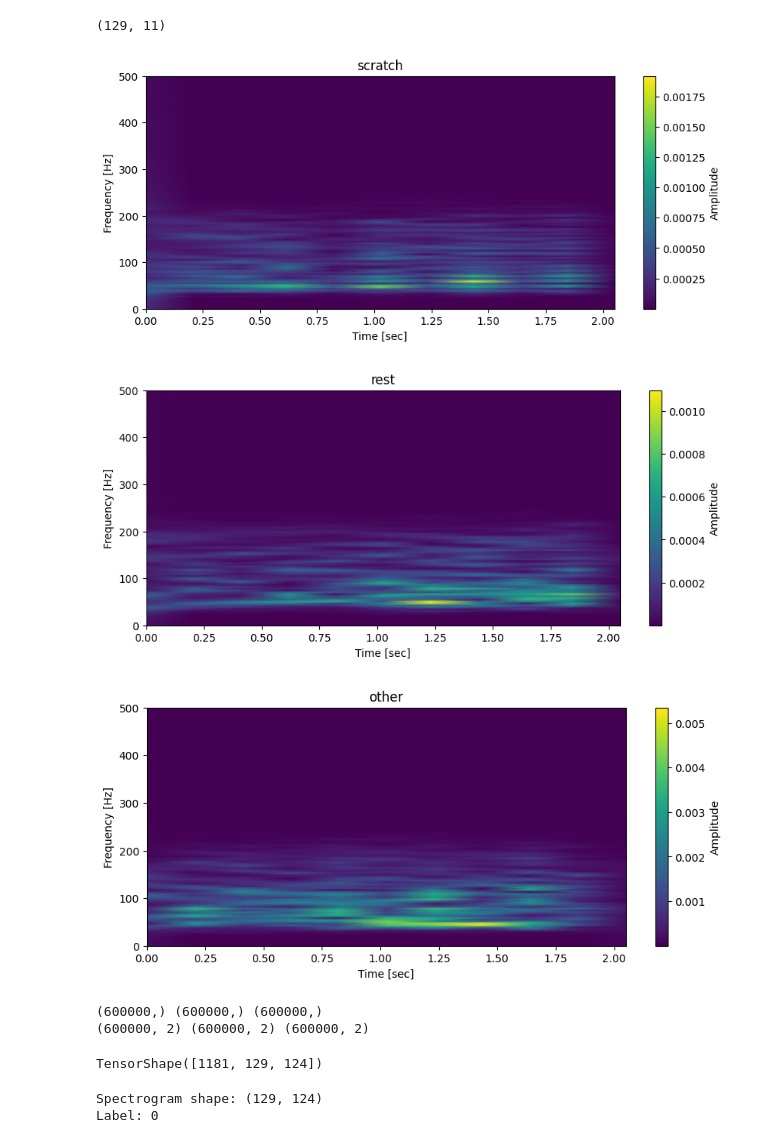
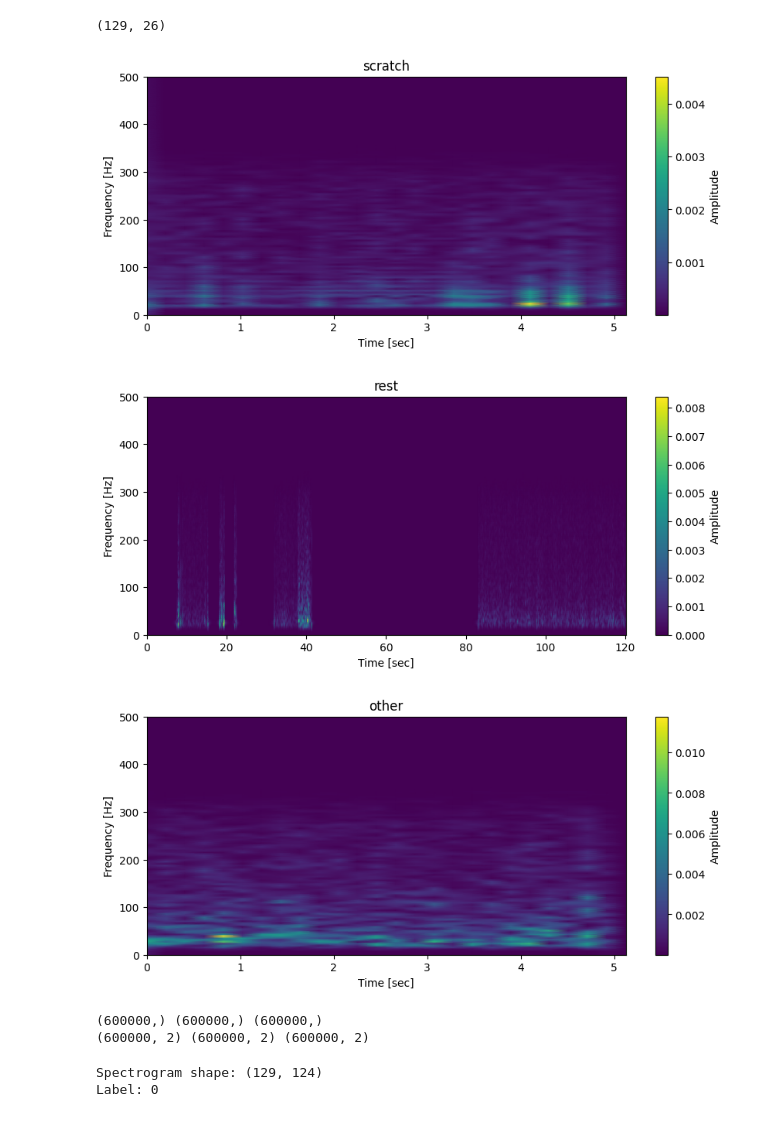
Before and after one commit to Aryanaut/ecz-ware, a Jupyter notebook: training/myoware_testing.ipynb, the cells around one changed output. Saved outputs shown, nothing was run; the diff lists cells and outputs as text; code cells hidden in the pictures.

```diff
--- a/training/myoware_testing.ipynb
+++ b/training/myoware_testing.ipynb
@@ -16,27 +16,3 @@ import seaborn as sns
 
 from scipy import signal
 from scipy.signal import butter, filtfilt, iirnotch, periodogram
-# %%
-
-cratch_np = np.load('scratch.npy', allow_pickle=True)
-rest_np = np.load('rest.npy', allow_pickle=True)
-other_np = np.load('other.npy', allow_pickle=True)
-
-vishal_scratch = (np.load('vishal_scratch_1.npy', allow_pickle=True))
-vishal_rest = (np.load('vishal_rest_1.npy', allow_pickle=True))
-vishal_other = (np.load('vishal_other_1.npy', allow_pickle=True))
-sid_scratch = (np.load('sid_scratch_1.npy', allow_pickle=True))
-sid_rest = (np.load('sid_rest_1.npy', allow_pickle=True))
-sid_other = (np.load('sid_fist_1.npy', allow_pickle=True))
-ariel_scratch = (np.load('ariel_scratch_1.npy', allow_pickle=True))
-ariel_rest = (np.load('ariel_rest_1.npy', allow_pickle=True))
-ariel_other = (np.load('ariel_other_1.npy', allow_pickle=True))
-raina_scratch = (np.load('raina_scratch_1.npy', allow_pickle=True))
-raina_rest = (np.load('raina_rest_1.npy', allow_pickle=True))
-raina_other = (np.load('raina_other_1.npy', allow_pickle=True))
-aryan_scratch = (np.load('aryan_scratch_1.npy', allow_pickle=True))
-aryan_rest = (np.load('aryan_rest_1.npy', allow_pickle=True))
-# print(aryan_rest.shape)
-aryan_other = (np.load('aryan_other_1.npy', allow_pickle=True))
-
-print(vishal_other.shape, sid_other.shape, ariel_other.shape, raina_other.shape, aryan_other.shape)
@@ -48,7 +22,7 @@ def normalize(data):
     data = (data - data.min()) / (data.max() - data.min())
     return data
 
-def bandpass_filter(data, lowcut=40.0, highcut=200.0, fs=1000.0, order=4):
+def bandpass_filter(data, lowcut=20.0, highcut=200.0, fs=1000.0, order=4):
     nyq = 0.5 * fs
     b, a = butter(order, [lowcut/nyq, highcut/nyq], btype='band')
     return filtfilt(b, a, data)
@@ -65,13 +39,13 @@ def adaptive_notch_filter(data, fs=1000.0, quality=30):
     return filtfilt(b, a, data)
 
 def cleanup(data):
-    data = normalize(data)
+    # data = normalize(data)
     data = bandpass_filter(data)
     # data = adaptive_notch_filter(data)
     return data
 
 def stft(x, sampling_rate=1000):
-    f, t, spec = signal.stft(x.numpy(), fs=sampling_rate, nperseg=255, noverlap = 50, nfft=256, boundary='zeros')
+    f, t, spec = signal.stft(x.numpy(), fs=sampling_rate, nperseg=255, noverlap = 128, nfft=256, boundary='zeros')
     return tf.convert_to_tensor(np.abs(spec))
 
 def stft_full(x, sampling_rate=1000, useNp=False): # for visualization
@@ -79,7 +53,7 @@ def stft_full(x, sampling_rate=1000, useNp=False): # for visualization
         X = x.numpy()
     else:
         X = x
-    f, t, spec = signal.stft(X, fs=sampling_rate, nperseg=255, noverlap = 50, nfft=256, boundary='zeros')
+    f, t, spec = signal.stft(X, fs=sampling_rate, nperseg=255, noverlap = 128, nfft=256, boundary='zeros')
     return f, t, tf.convert_to_tensor(np.abs(spec))
 
 def get_spectrogram(data: np.ndarray):
@@ -115,9 +170,9 @@ vishal_other = cleanup(vishal_other)
 
 """
 
-aryan_scratch_c = cleanup(aryan_scratch)[-2000:]
-aryan_rest_c = cleanup(aryan_rest)[-2000:]
-aryan_other_c = cleanup(aryan_other)[-2000:]
+aryan_scratch_c = cleanup(aryan_scratch)[-5000:]
+aryan_rest_c = cleanup(aryan_rest)
+aryan_other_c = cleanup(aryan_other)[-5000:]
 
 f1, t1, spec_scratch = stft_full(aryan_scratch_c, sampling_rate=1000, useNp=True)
 f2, t2, spec_rest = stft_full(aryan_rest_c, sampling_rate=1000, useNp=True)
@@ -125,37 +180,37 @@ f3, t3, spec_other = stft_full(aryan_other_c, sampling_rate=1000, useNp=True)
 
 print(spec_scratch.shape)
 
 plt.figure(figsize=(10, 4))
 plt.pcolormesh(t1, f1, spec_scratch, shading='gouraud')
 plt.title('scratch')
 plt.ylabel('Frequency [Hz]')
 plt.xlabel('Time [sec]')
 plt.colorbar(label='Amplitude')  # limit frequency range to make plot clearer
 # plt.savefig('scratch_data_800Hz.png')
 plt.show()
 
 plt.figure(figsize=(10, 4))
 plt.pcolormesh(t2, f2, spec_rest, shading='gouraud')
 plt.title('rest')
 plt.ylabel('Frequency [Hz]')
 plt.xlabel('Time [sec]')
 plt.colorbar(label='Amplitude')  # limit frequency range to make plot clearer
 # plt.savefig('scratch_data_800Hz.png')
 plt.show()
 
 plt.figure(figsize=(10, 4))
 plt.pcolormesh(t3, f3, spec_other, shading='gouraud')
 plt.title('other')
 plt.ylabel('Frequency [Hz]')
 plt.xlabel('Time [sec]')
 plt.colorbar(label='Amplitude')  # limit frequency range to make plot clearer
 # plt.savefig('scratch_data_800Hz.png')
 plt.show()
 # %% [output]
-(129, 11)
+(129, 26)
-[figure, old version]
+[figure, new version]
-[figure, old version]
+[figure, new version]
-[figure, old version]
+[figure, new version]
 # %%
 # helper functions to train the model
 
@@ -251,10 +306,6 @@ spec_other_train, other_labels = get_spectrograms(df_other_train, sampling_rate=
 spec_scratch_test, scratch_labels_test = get_spectrograms(df_scratch_test, sampling_rate=1000)
 spec_rest_test, rest_labels_test = get_spectrograms(df_rest_test, sampling_rate=1000)
 spec_other_test, other_labels_test = get_spectrograms(df_other_test, sampling_rate=1000)
-
-spec_scratch_test.shape
-# %% [output]
-TensorShape([1181, 129, 124])
 # %%
 ds_scratch_train = tf.data.Dataset.from_tensor_slices((spec_scratch_train, scratch_labels))
 ds_rest_train = tf.data.Dataset.from_tensor_slices((spec_rest_train, rest_labels))
```
Also changed, not shown: parts of 12 cells of this notebook, 49 other files.
